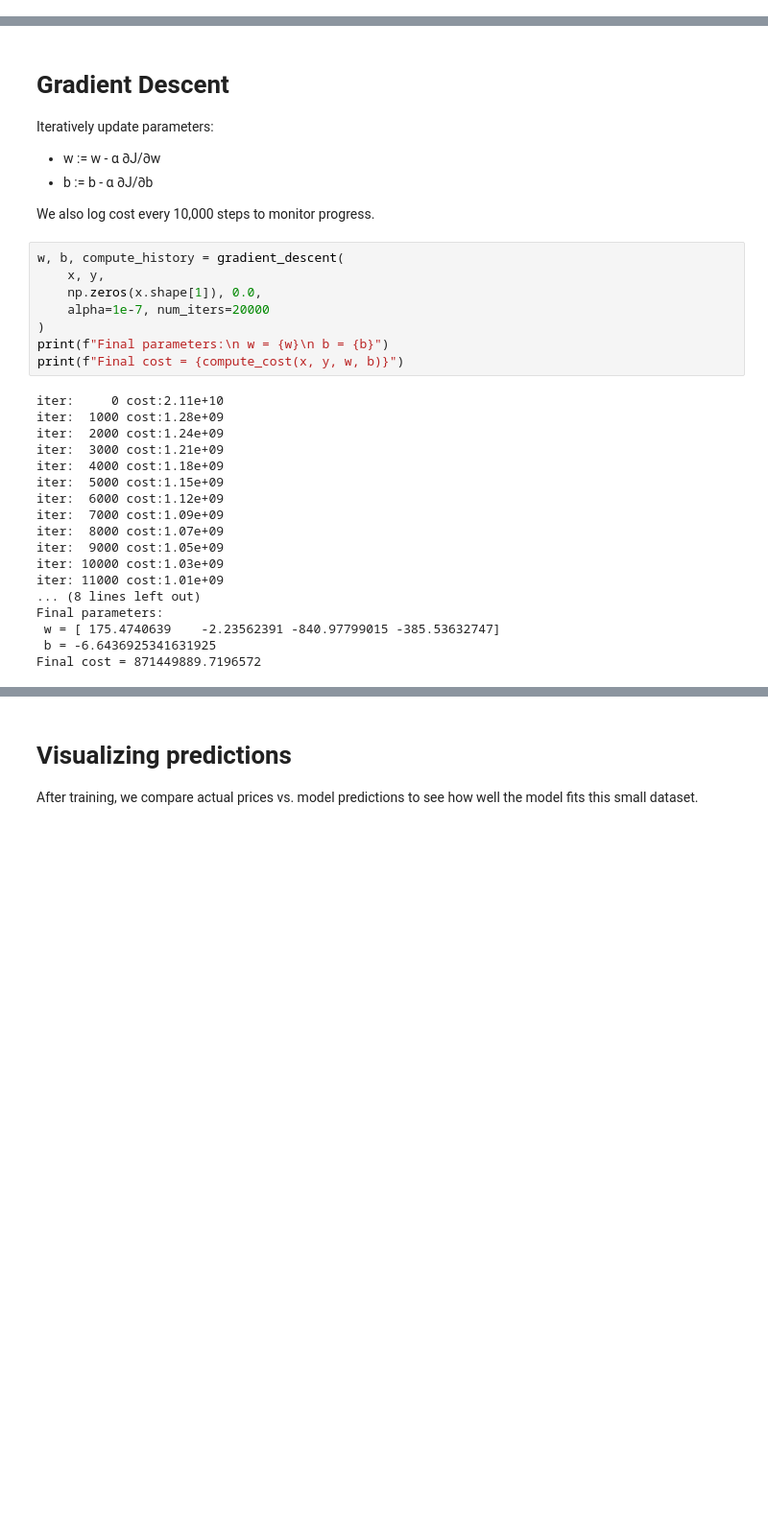
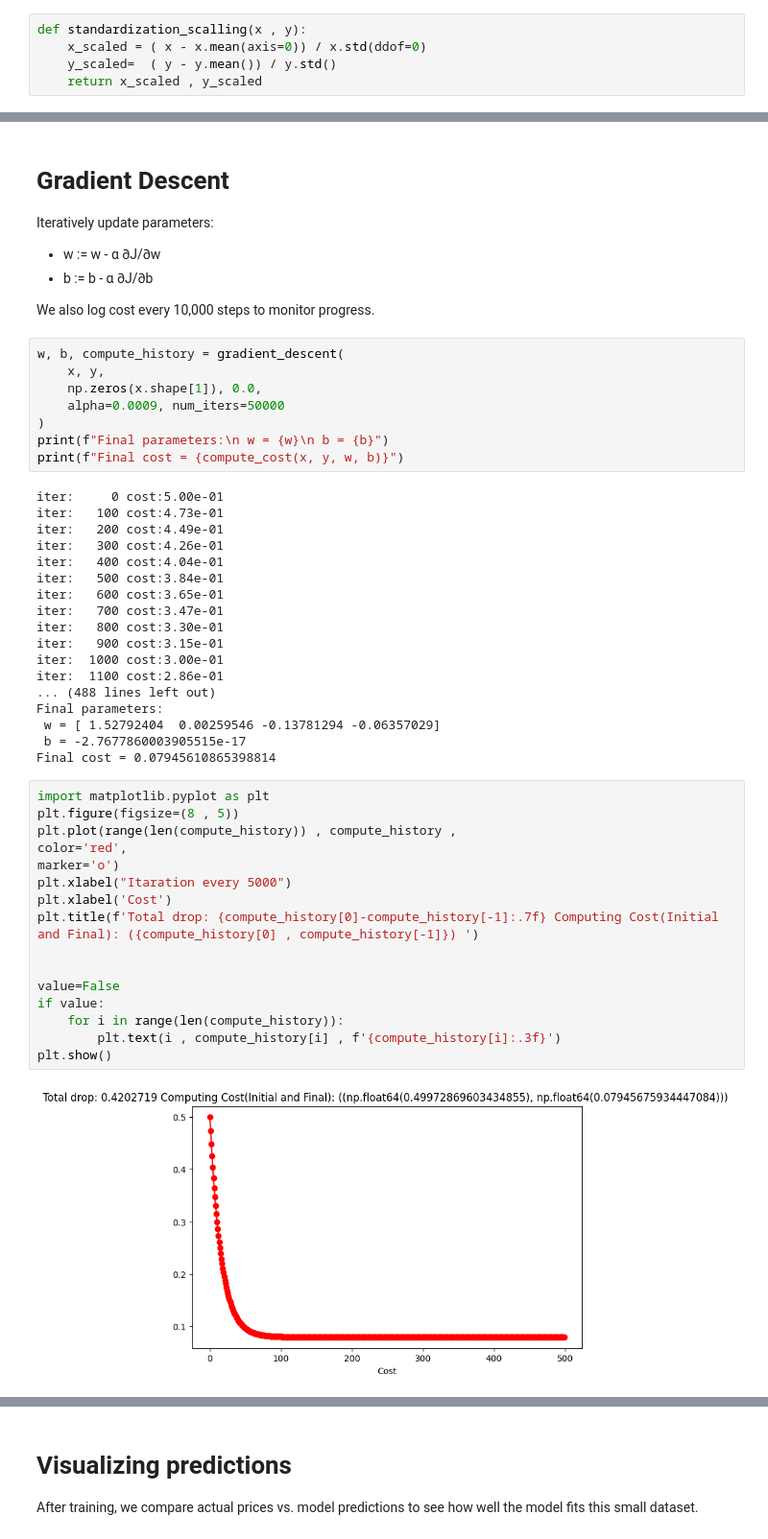
Before and after one commit to anounman/ML-Classified, a Jupyter notebook: Linear_Regression_with_Multiple_Variables.ipynb, the cells around one changed output, grey strips where cells are left out. Shown: that part at 96% size. Drawn from its saved outputs; the diff is of its cells as text; blank space fills up the shorter version.

```diff
--- a/Linear_Regression_with_Multiple_Variables.ipynb
+++ b/Linear_Regression_with_Multiple_Variables.ipynb
@@ -25,0 +35,5 @@ y = np.array([399900, 329900, 369000, 232000, 539900, 299900, 199000, 149000])
+# %%
+def standardization_scalling(x , y):
+    x_scaled = ( x - x.mean(axis=0)) / x.std(ddof=0)
+    y_scaled=  ( y - y.mean()) / y.std()
+    return x_scaled , y_scaled
@@ -93,28 +122,46 @@ We also log cost every 10,000 steps to monitor progress.
 w, b, compute_history = gradient_descent(
     x, y,
     np.zeros(x.shape[1]), 0.0,
-    alpha=1e-7, num_iters=20000
+    alpha=0.0009, num_iters=50000
 )
 print(f"Final parameters:\n w = {w}\n b = {b}")
 print(f"Final cost = {compute_cost(x, y, w, b)}")
 # %% [output]
-iter:     0 cost:2.11e+10
-iter:  1000 cost:1.28e+09
-iter:  2000 cost:1.24e+09
-iter:  3000 cost:1.21e+09
-iter:  4000 cost:1.18e+09
-iter:  5000 cost:1.15e+09
-iter:  6000 cost:1.12e+09
-iter:  7000 cost:1.09e+09
-iter:  8000 cost:1.07e+09
-iter:  9000 cost:1.05e+09
-iter: 10000 cost:1.03e+09
-iter: 11000 cost:1.01e+09
-... (8 lines left out)
+iter:     0 cost:5.00e-01
+iter:   100 cost:4.73e-01
+iter:   200 cost:4.49e-01
+iter:   300 cost:4.26e-01
+iter:   400 cost:4.04e-01
+iter:   500 cost:3.84e-01
+iter:   600 cost:3.65e-01
+iter:   700 cost:3.47e-01
+iter:   800 cost:3.30e-01
+iter:   900 cost:3.15e-01
+iter:  1000 cost:3.00e-01
+iter:  1100 cost:2.86e-01
+... (488 lines left out)
 Final parameters:
- w = [ 175.4740639    -2.23562391 -840.97799015 -385.53632747]
- b = -6.6436925341631925
-Final cost = 871449889.7196572
+ w = [ 1.52792404  0.00259546 -0.13781294 -0.06357029]
+ b = -2.7677860003905515e-17
+Final cost = 0.07945610865398814
+# %%
+import matplotlib.pyplot as plt
+plt.figure(figsize=(8 , 5))
+plt.plot(range(len(compute_history)) , compute_history ,
+color='red',
+marker='o')
+plt.xlabel("Itaration every 5000")
+plt.xlabel('Cost')
+plt.title(f'Total drop: {compute_history[0]-compute_history[-1]:.7f} Computing Cost(Initial and Final): ({compute_history[0] , compute_history[-1]}) ')
+
+
+value=False
+if value:
+    for i in range(len(compute_history)):
+        plt.text(i , compute_history[i] , f'{compute_history[i]:.3f}')
+plt.show()
+# %% [output]
+[figure, added]
 # %%
 import matplotlib.pyplot as plt
 
```
Also changed, not shown: parts of 8 cells of this notebook, 1 other file.
